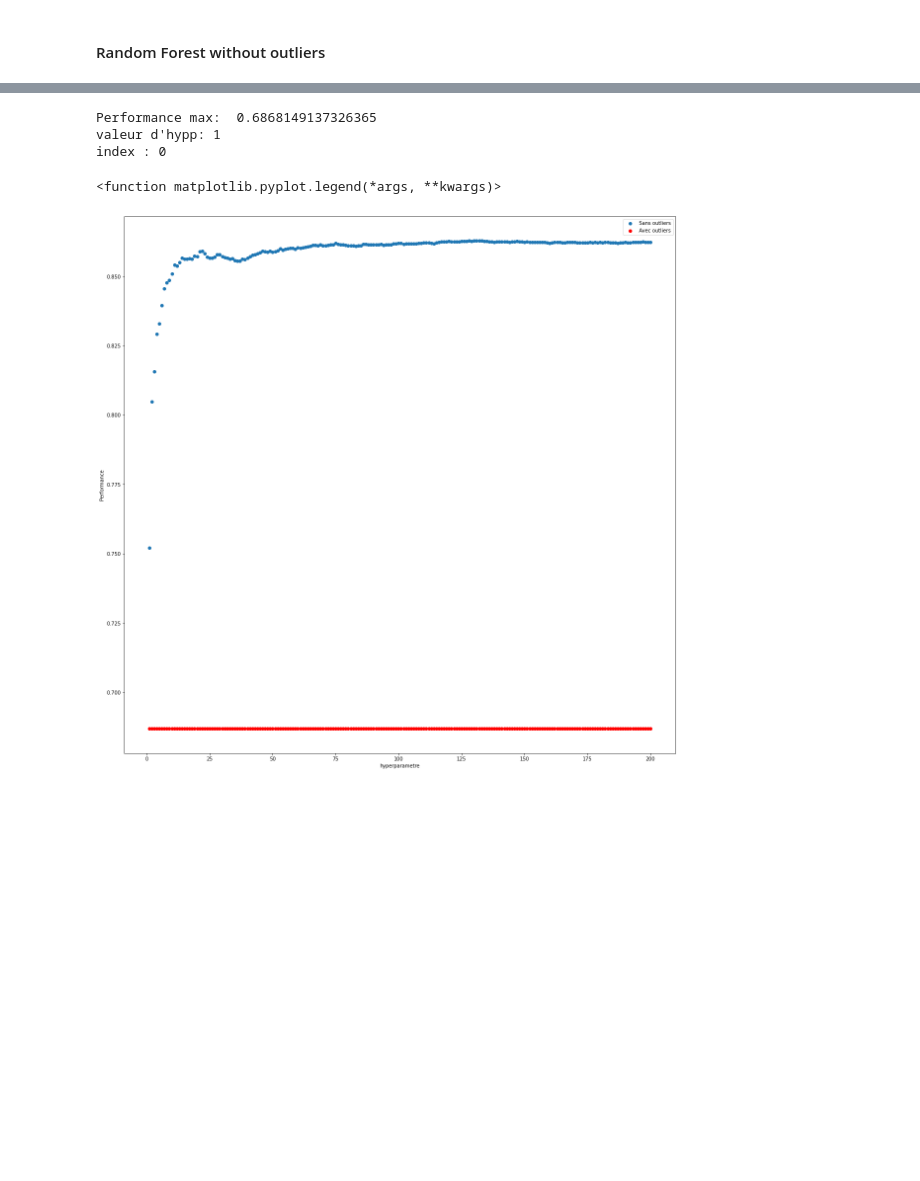
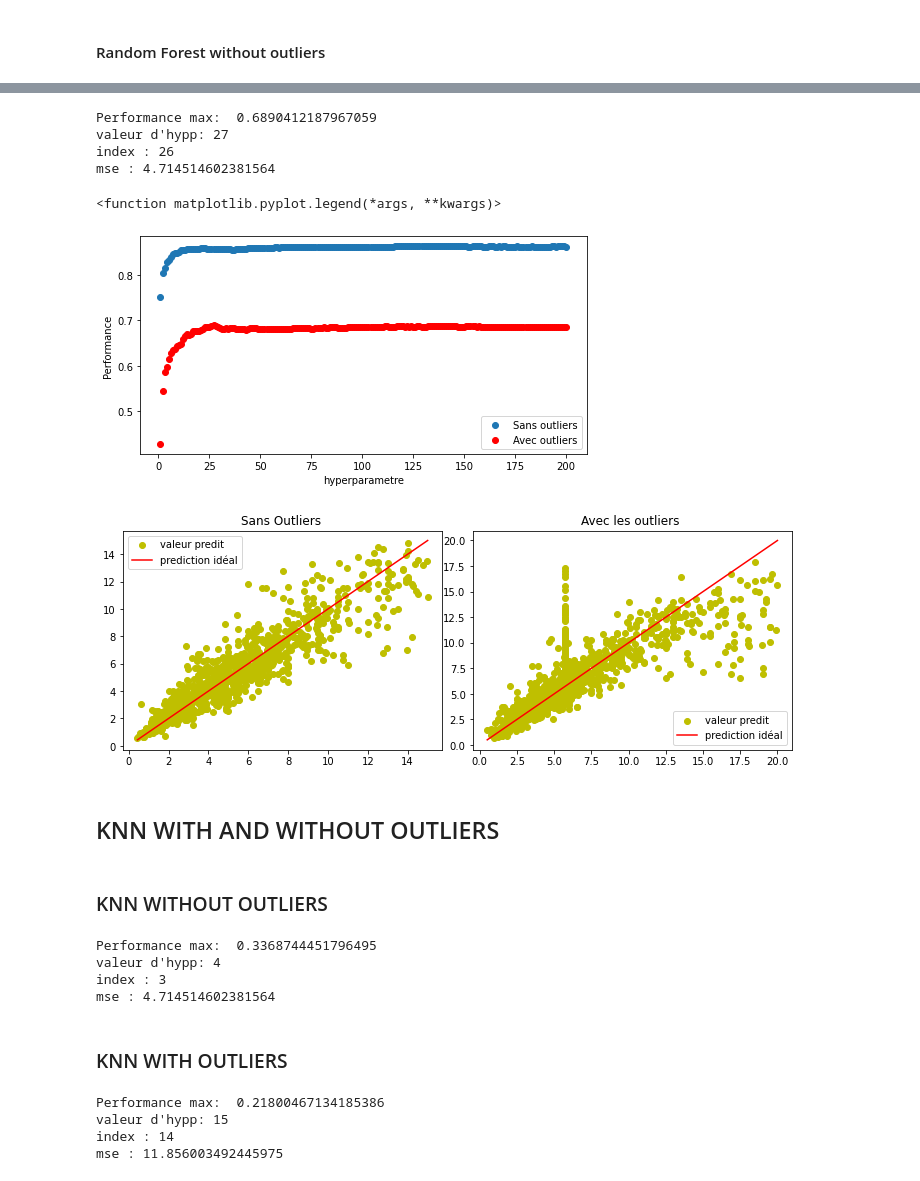
Before and after one commit to hajarison/Data_Analytics_Portfolio, a Jupyter notebook: DATA_PROJECT/002_Car_Price_Pred/Car_Pred_Project_INSI.ipynb, the cells around one changed output, grey strips where cells are left out. Cells and saved outputs as stored; diff of their text form; code cells hidden in the pictures; blank space fills up the shorter version.

```diff
--- a/DATA_PROJECT/002_Car_Price_Pred/Car_Pred_Project_INSI.ipynb
+++ b/DATA_PROJECT/002_Car_Price_Pred/Car_Pred_Project_INSI.ipynb
@@ -1557,18 +1566,20 @@ for i in reg_value_out:
 print('Performance max: ', max(r2_rf_out))
 print('valeur d\'hypp:', reg_value[r2_rf_out.index(max(r2_rf_out))])
 print('index :', r2_rf_out.index(max(r2_rf_out)))
+print('mse :', min(mse_rf_out))
 # %% [output]
-Performance max:  0.6868149137326365
-valeur d'hypp: 1
-index : 0
+Performance max:  0.6890412187967059
+valeur d'hypp: 27
+index : 26
+mse : 4.714514602381564
 # %%
-plt.figure(figsize=(20,20))
+plt.figure(figsize=(8,4))
 plt.scatter(reg_value,r2_rf)
 plt.scatter(reg_value,r2_rf_out,c="r")
 plt.xlabel('hyperparametre')
 plt.ylabel('Performance')
 plt.legend(['Sans outliers','Avec outliers'])
 plt.legend
 # %% [output]
 <function matplotlib.pyplot.legend(*args, **kwargs)>
-[figure, old version]
+[figure, new version]
@@ -1574,0 +1596,25 @@ plt.legend
+# %%
+plt.figure(figsize=(10, 7))
+
+pourcentage_Fuel= data_clean['Fuel_Type'].value_counts(normalize=True)*100
+plt.subplot(2, 2, 1)  # (filas, columnas, índice)
+plt.scatter(y_test,predictions_rf,color='y')
+plt.plot([min(y_test),max(y_test)],[min(y_test),max(y_test)],linestyle='solid',color='r')
+plt.legend(['valeur predit','prediction idéal'])
+plt.title('Sans Outliers ')
+
+
+plt.subplot(2, 2, 2)  # (filas, columnas, índice)
+plt.scatter(y_test_out,predictions_out_rf,color='y')
+plt.plot([min(y_test_out),max(y_test_out)],[min(y_test_out),max(y_test_out)],linestyle='solid',color='r')
+plt.legend(['valeur predit','prediction idéal'])
+plt.title('Avec les outliers ')
+
+plt.tight_layout()
+plt.show()
+# %% [output]
+[figure, added]
+# %% [markdown]
+## KNN WITH AND WITHOUT OUTLIERS
+# %% [markdown]
+###  KNN WITHOUT OUTLIERS
@@ -1574,0 +1628,18 @@ plt.legend
+# %%
+r2_knn=[]
+mse_knn=[]
+reg_value=range(1,101)
+for i in reg_value:
+    knn_hyperparam(i,r2_knn,mse_knn)
+
+print('Performance max: ', max(r2_knn))
+print('valeur d\'hypp:', reg_value[r2_knn.index(max(r2_knn))])
+print('index :', r2_knn.index(max(r2_knn)))
+print('mse :', min(mse_rf_out))
+# %% [output]
+Performance max:  0.3368744451796495
+valeur d'hypp: 4
+index : 3
+mse : 4.714514602381564
+# %% [markdown]
+###  KNN     WITH     OUTLIERS
@@ -1574,0 +1653,16 @@ plt.legend
+# %%
+r2_knn_out=[]
+mse_knn_out=[]
+reg_value=range(1,101)
+for i in reg_value:
+    knn_hyperparam_out(i,r2_knn_out,mse_knn_out)
+
+print('Performance max: ', max(r2_knn_out))
+print('valeur d\'hypp:', reg_value[r2_knn_out.index(max(r2_knn_out))])
+print('index :', r2_knn_out.index(max(r2_knn_out)))
+print('mse :', min(mse_knn_out))
+# %% [output]
+Performance max:  0.21800467134185386
+valeur d'hypp: 15
+index : 14
+mse : 11.856003492445975
```
Also changed, not shown: parts of 29 cells of this notebook.
